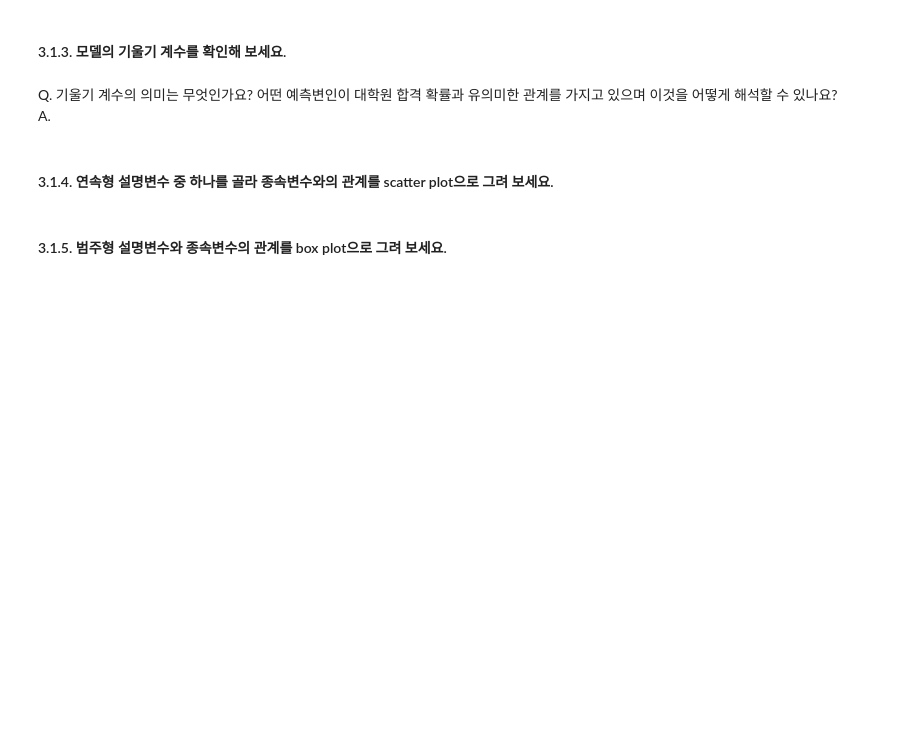
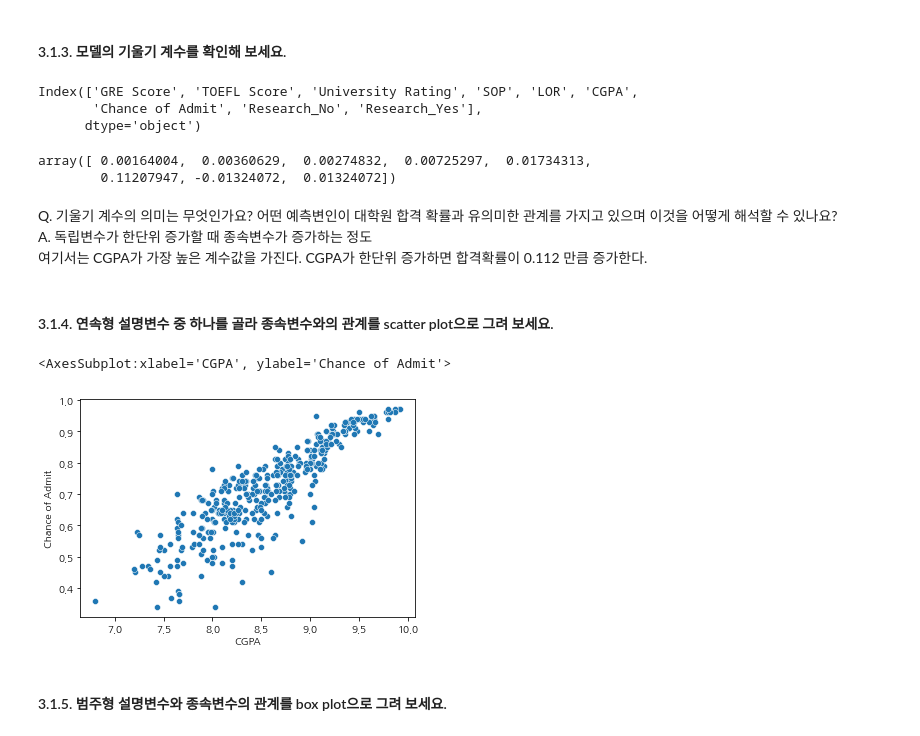
Before and after one commit to lhmlhm1111/ybigta_task, a Jupyter notebook: regression/20기_디지털애널리틱스_이학민.ipynb, the cells around one changed output. Drawn from its saved outputs; the diff is of its cells as text; code cells hidden in the pictures; blank space fills up the shorter version.

```diff
--- a/regression/20기_디지털애널리틱스_이학민.ipynb
+++ b/regression/20기_디지털애널리틱스_이학민.ipynb
@@ -160,0 +141,8 @@ A.
+# %%
+## TODO
+from sklearn.preprocessing import OneHotEncoder
+OHE = OneHotEncoder()
+Research_OHE = OHE.fit_transform(train['Research'].to_numpy().reshape(-1,1)).toarray()
+train[['Research_No', 'Research_Yes']] = Research_OHE
+train = train.drop('Research', axis=1)
+train
@@ -207,9 +244,20 @@ A.
 # %% [markdown]
 #### 3.1.3. 모델의 기울기 계수를 확인해 보세요.
+# %%
+train.columns
+# %% [output]
+Index(['GRE Score', 'TOEFL Score', 'University Rating', 'SOP', 'LOR', 'CGPA',
+       'Chance of Admit', 'Research_No', 'Research_Yes'],
+      dtype='object')
 # %%
 ## TODO
+LR.coef_
+# %% [output]
+array([ 0.00164004,  0.00360629,  0.00274832,  0.00725297,  0.01734313,
+        0.11207947, -0.01324072,  0.01324072])
 # %% [markdown]
 Q. 기울기 계수의 의미는 무엇인가요? 어떤 예측변인이 대학원 합격 확률과 유의미한 관계를 가지고 있으며 이것을 어떻게 해석할 수 있나요?
-A.
+A. 독립변수가 한단위 증가할 때 종속변수가 증가하는 정도
+여기서는 CGPA가 가장 높은 계수값을 가진다. CGPA가 한단위 증가하면 합격확률이 0.112 만큼 증가한다.
 # %% [markdown]
 #### 3.1.4. 연속형 설명변수 중 하나를 골라 종속변수와의 관계를 scatter plot으로 그려 보세요.
@@ -218,2 +264,9 @@ A.
+# %%
+## TODO
+import seaborn as sns
+sns.scatterplot(data=train, x='CGPA', y='Chance of Admit')
+# %% [output]
+<AxesSubplot:xlabel='CGPA', ylabel='Chance of Admit'>
+[figure, added]
 # %% [markdown]
 #### 3.1.5. 범주형 설명변수와 종속변수의 관계를 box plot으로 그려 보세요.
```
Also changed, not shown: parts of 23 cells of this notebook.
